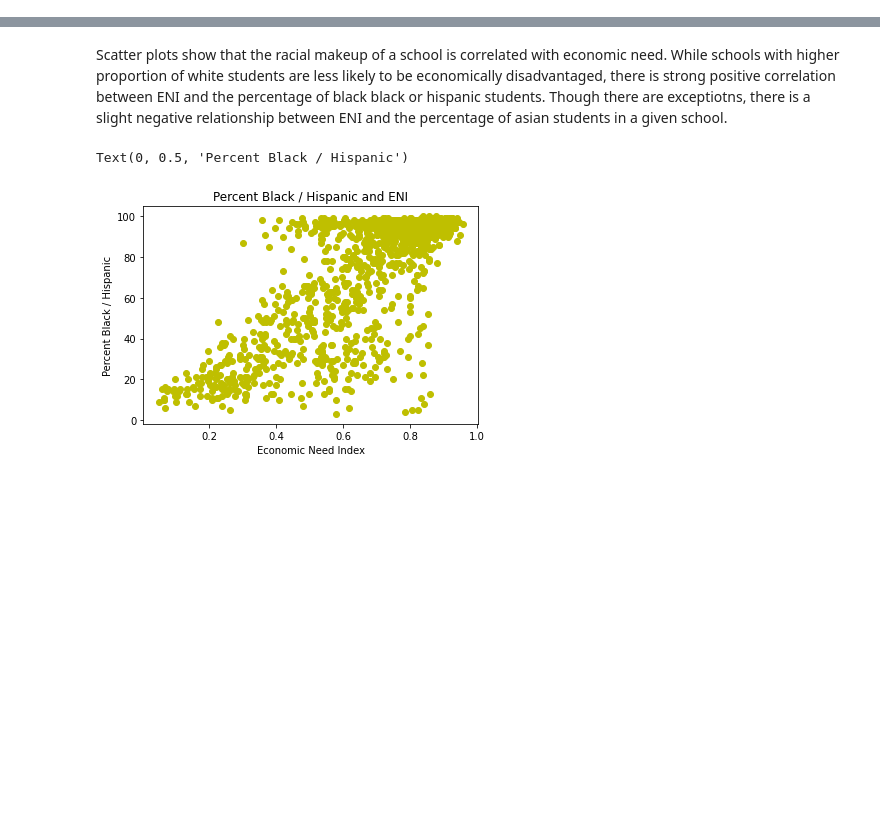
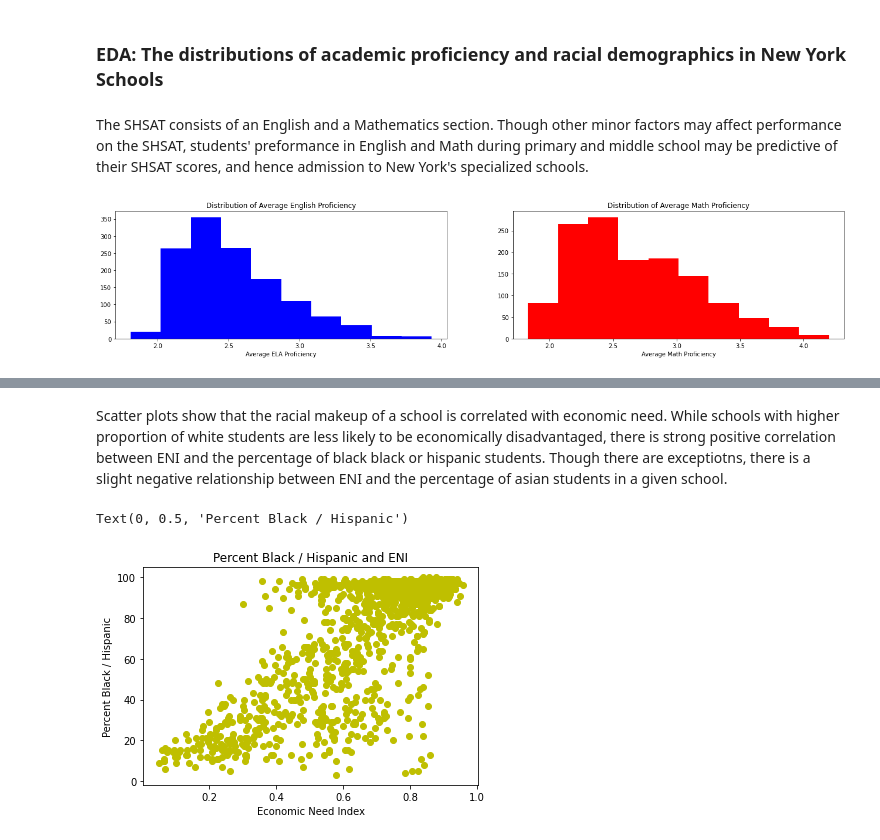
Before and after one commit to ethanyingchan/ECO225Project, a Jupyter notebook: How is student participation in the SHSAT and English and Math scores influenced by diversity, income, and quality of schools_.ipynb, the cells around one changed output, grey strips where cells are left out. Drawn from its saved outputs; the diff is of its cells as text; code cells hidden in the pictures; blank space fills up the shorter version.

```diff
--- a/How is student participation in the SHSAT and English and Math scores influenced by diversity, income, and quality of schools_.ipynb
+++ b/How is student participation in the SHSAT and English and Math scores influenced by diversity, income, and quality of schools_.ipynb
@@ -98,0 +59,47 @@ count      110.000000     110.000000        110.000000     110.000000
+# %%
+def qs(column):
+    Qs = []
+    for i in [0.25, 0.5, 0.75]:
+        Qs.append(data[column].quantile(i))
+    return Qs
+
+def quartiles(df):
+    if df <= Qs[0]:
+        return "Q1"
+    elif Qs[0] < df <= Qs[1]:
+        return "Q2"
+    elif Qs[1] < df <= Qs[2]:
+        return "Q3"
+    elif Qs[2] < df:
+        return "Q4"
+
+Qs = qs('Average Math Proficiency')
+data['Math Quartiles'] = data['Average Math Proficiency'].apply(quartiles)
+
+Qs = qs('Average ELA Proficiency')
+data['ELA Quartiles'] = data['Average ELA Proficiency'].apply(quartiles)
+
+Qs = qs('SHSAT Registration Proportion')
+data['SHSAT R-Prop Quartiles'] = data['SHSAT Registration Proportion'].apply(quartiles)
+
+Qs = qs('SHSAT Participation Proportion')
+data['SHSAT P-Prop Quartiles'] = data['SHSAT Participation Proportion'].apply(quartiles)
+# %% [markdown]
+### EDA: The distributions of academic proficiency and racial demographics in New York Schools
+# %% [markdown]
+The SHSAT consists of an English and a Mathematics section. Though other minor factors may affect performance on the SHSAT, students' preformance in English and Math during primary and middle school may be predictive of their SHSAT scores, and hence admission to New York's specialized schools.
+# %%
+#Histogram of dependant variables: Average ELA / Math Proficiency Scores
+
+fig, axs = plt.subplots(1, 2)
+axs[0].hist('Average ELA Proficiency', color = 'b', data = data)
+axs[0].set_title('Distribution of Average English Proficiency')
+axs[0].set_xlabel('Average ELA Proficiency')
+
+axs[1].hist('Average Math Proficiency', color = 'r', data = data)
+axs[1].set_title('Distribution of Average Math Proficiency')
+axs[1].set_xlabel('Average Math Proficiency')
+
+plt.subplots_adjust(right = 3)
+# %% [output]
+[figure, added]
```
Also changed, not shown: parts of 25 cells of this notebook.
